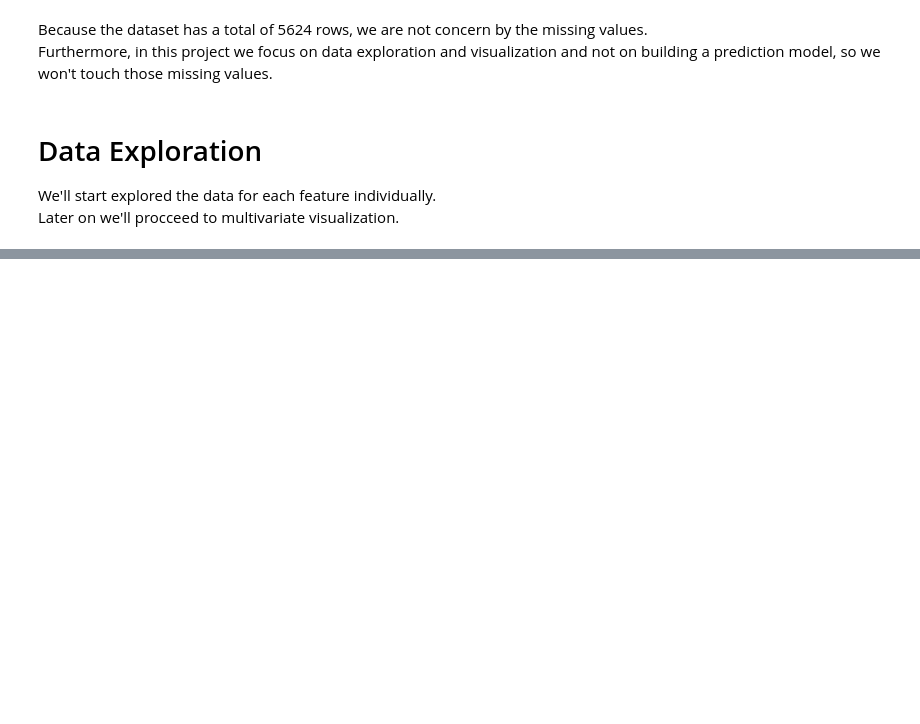
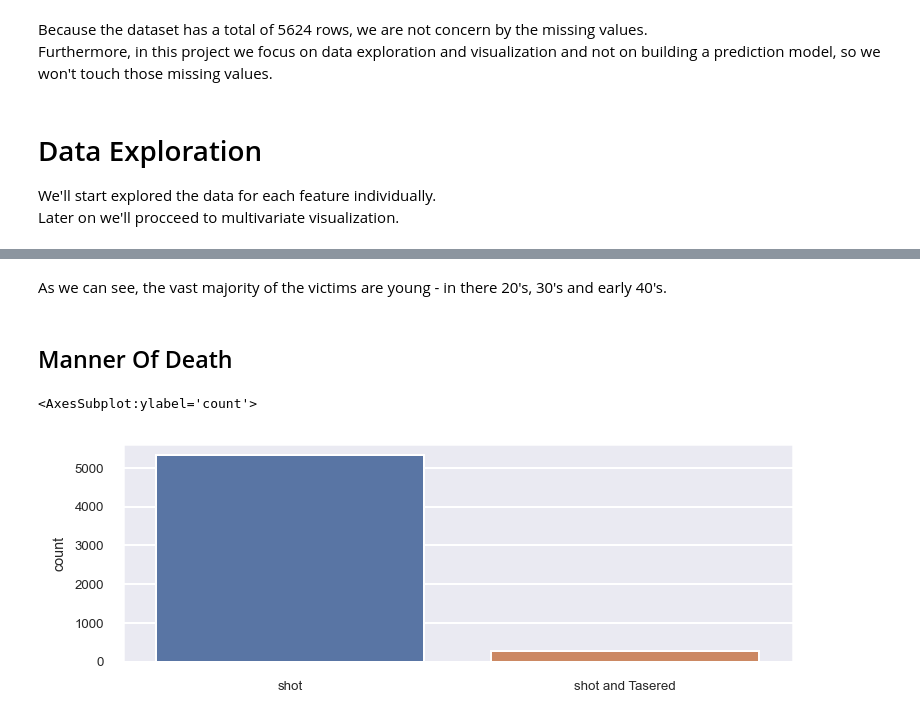
Before and after one commit to SagiPolaczek/Police_Shooting_Analysis, a Jupyter notebook: fps.ipynb, the cells around one changed output, grey strips where cells are left out. Drawn from its saved outputs; the diff is of its cells as text; code cells hidden in the pictures; blank space fills up the shorter version.

```diff
--- a/fps.ipynb
+++ b/fps.ipynb
@@ -75,0 +103,11 @@ Later on we'll procceed to multivariate visualization.
+# %% [markdown]
+As we can see, the vast majority of the victims are young - in there 20's, 30's and early 40's.
+# %% [markdown]
+## Manner Of Death
+# %%
+plt.figure(figsize=(6,2))
+manner_values = fps_data['manner_of_death'].values
+sns.countplot(manner_values)
+# %% [output]
+<AxesSubplot:ylabel='count'>
+[figure, added]
```
Also changed, not shown: parts of 13 cells of this notebook.
